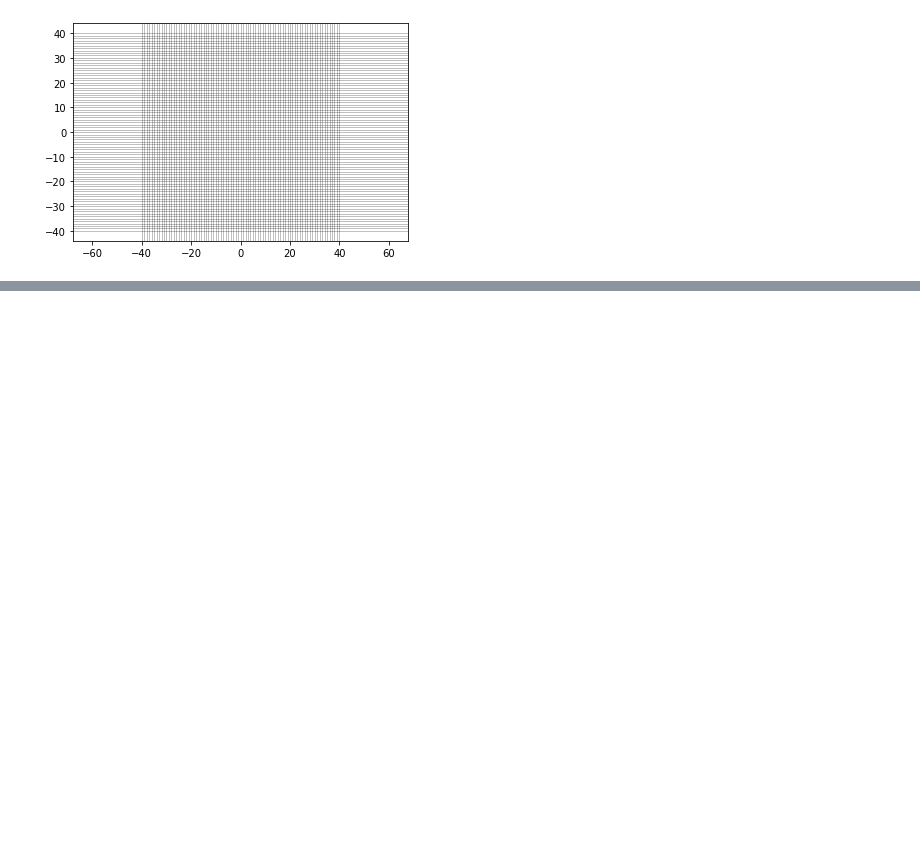
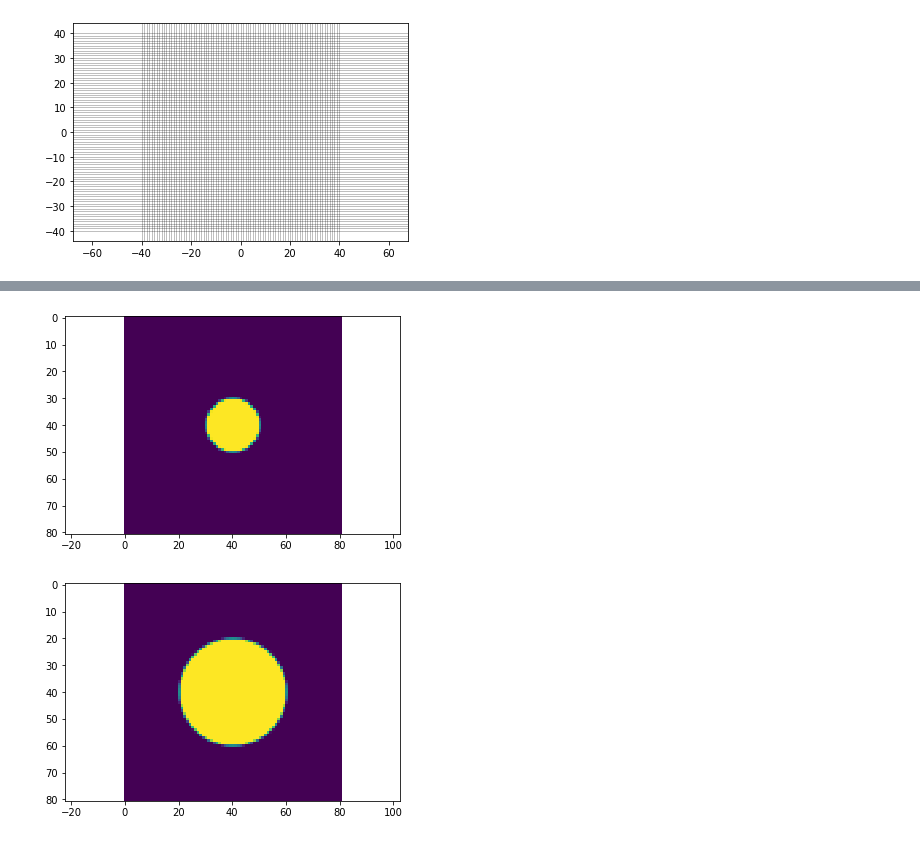
Before and after one commit to jw-lin/lightbeam, a Jupyter notebook: Lightbeam.ipynb, the cells around one changed output, grey strips where cells are left out. Drawn from its saved outputs; the diff is of its cells as text; code cells hidden in the pictures; blank space fills up the shorter version.

Commit message:
fleshed out some sections, working on a section on convergence testing atm.

```diff
--- a/Lightbeam.ipynb
+++ b/Lightbeam.ipynb
@@ -126,0 +136,41 @@ While OpticSys is in principle able to model any waveguide structure, given appr
+# %%
+### Let's look at primitives first.###
+# We'll use the scaled_cyl as an example, though not all primitives need to be defined in exactly the same way.
+# Note that scaled_cyl also requires us to give it a RectMesh2D object on which to compute refractive index distributions.
+
+mesh.xy.reinit(xw,yw)                            # reset the mesh to base, uniform grid. this func specifically will reset
+mesh.xy.update(mesh.xy.rfacxa,mesh.xy.rfacya)    # the grid refinement factors, rfacxa and rfacya
+
+import optics
+
+# initialization params #
+
+xy = [0,0] # where the center of the cylinder is located at z=0.
+r = 10 # make the initial radius 10 um
+z_ex = 1000 # make the cylinder 1000 um long
+n = 1.5 # set the refractive index to 1.5
+nb = 1.49 # set the background index to 1.45
+final_scale = 2 # set the final cross-sectional scale to 2, so the cylinder grows by a factor of 2
+
+# instantiation #
+
+cyl = optics.scaled_cyl(xy,r,z_ex,n,nb,final_scale=final_scale)
+cyl.xymesh = mesh.xy # pass in the mesh
+
+out = np.zeros(mesh.xy.shape)
+
+# show structure at z=0
+# note that this function computes (refractive index)^2, since that is what's used in the beam prop algorithm.
+cyl.set_IORsq(out,0)
+plt.imshow(out,vmax=n*n,vmin=nb*nb)
+plt.axis('equal')
+plt.show()
+
+# show structure at z=1000
+cyl.set_IORsq(out,1000)
+plt.imshow(out,vmax=n*n,vmin=nb*nb)
+plt.axis('equal')
+plt.show()
+# %% [output]
+[figure, added]
+[figure, added]
```
Also changed, not shown: parts of 13 cells of this notebook.
